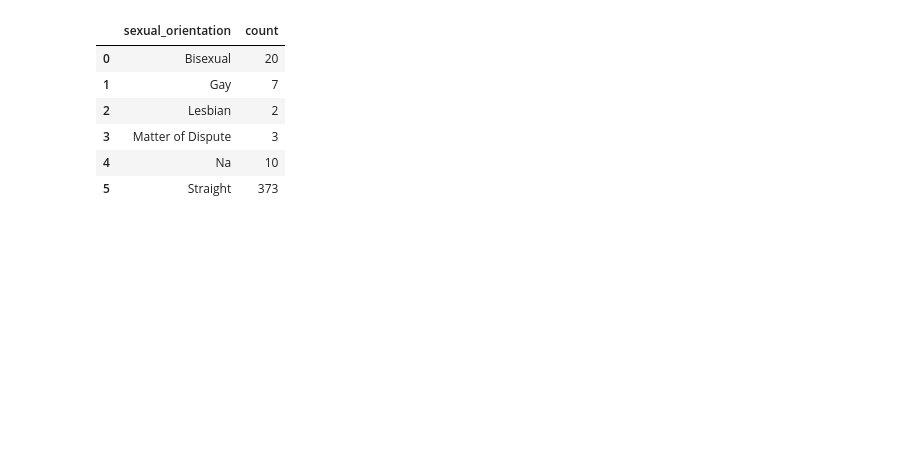
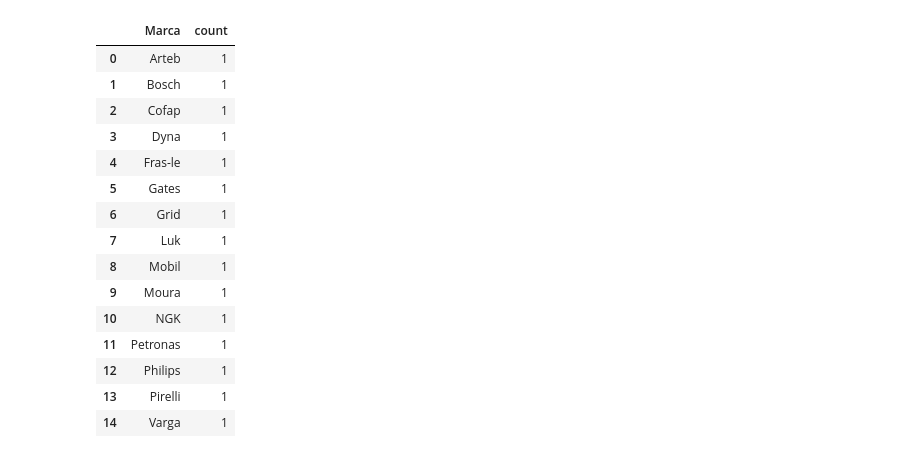
Before and after one commit to NOLASCOrabelo/Curso-e-exerc-cios-para-analise-de-dados-python, a Jupyter notebook: 2.1 - Gráfico de pizza/0201_grafico_de_pizza.ipynb, the cells around one changed output. Saved outputs shown, nothing was run; the diff lists cells and outputs as text; code cells hidden in the pictures; blank space fills up the shorter version.

```diff
--- a/2.1 - Gráfico de pizza/0201_grafico_de_pizza.ipynb
+++ b/2.1 - Gráfico de pizza/0201_grafico_de_pizza.ipynb
@@ -17,12 +17,21 @@ df.head()
 # %%
-df_aniversario = df[['sexual_orientation']].groupby(['sexual_orientation'], as_index=False).value_counts()
+df_marcas = df[['Marca']].groupby(['Marca'], as_index=False).value_counts()
-# %%
-df_aniversario
-# %% [output]
-|  | sexual_orientation | count |
-| 0 | Bisexual | 20 |
-| 1 | Gay | 7 |
-| 2 | Lesbian | 2 |
-| 3 | Matter of Dispute | 3 |
-| 4 | Na | 10 |
-| 5 | Straight | 373 |
+# %%
+df_marcas
+# %% [output]
+|  | Marca | count |
+| 0 | Arteb | 1 |
+| 1 | Bosch | 1 |
+| 2 | Cofap | 1 |
+| 3 | Dyna | 1 |
+| 4 | Fras-le | 1 |
+| 5 | Gates | 1 |
+| 6 | Grid | 1 |
+| 7 | Luk | 1 |
+| 8 | Mobil | 1 |
+| 9 | Moura | 1 |
+| 10 | NGK | 1 |
+| 11 | Petronas | 1 |
+| 12 | Philips | 1 |
+| 13 | Pirelli | 1 |
+| 14 | Varga | 1 |
```
Also changed, not shown: parts of 6 cells of this notebook.
